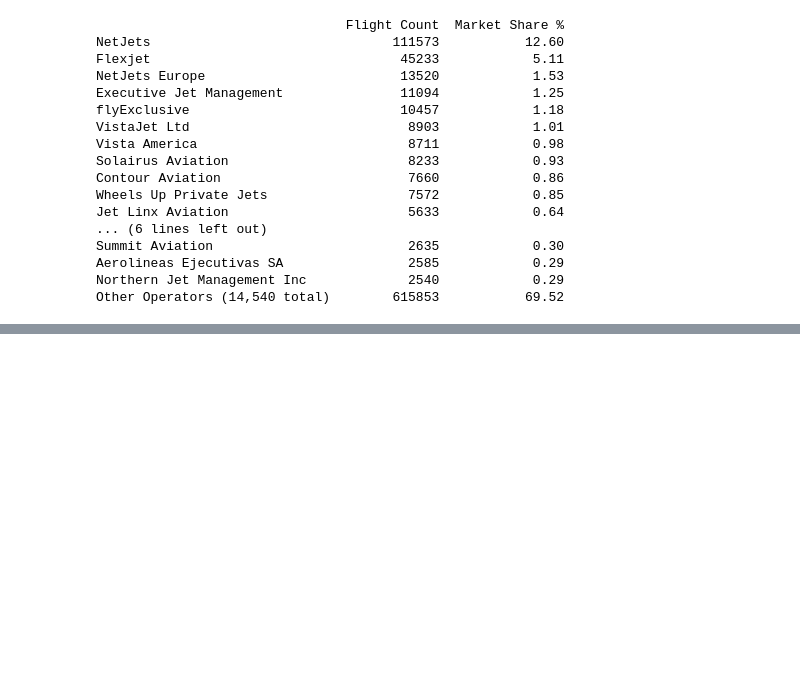
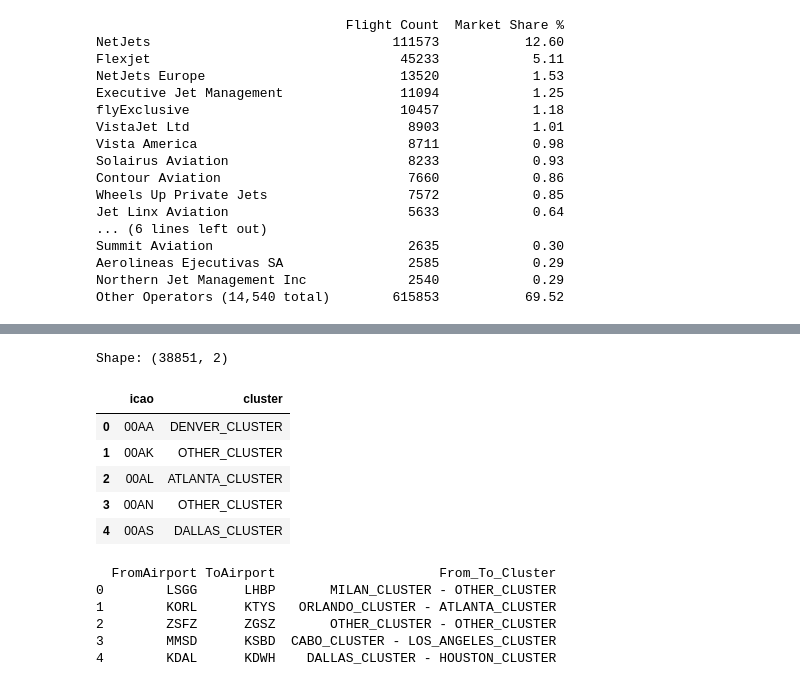
Before and after one commit to tausif-agntworksai/flight-pipeline, a Jupyter notebook: pricing/eda/rohit/wingx_2026_analysis_rs_v1.ipynb, the cells around one changed output, grey strips where cells are left out. Cells and saved outputs as stored; diff of their text form; code cells hidden in the pictures; blank space fills up the shorter version.

```diff
--- a/pricing/eda/rohit/wingx_2026_analysis_rs_v1.ipynb
+++ b/pricing/eda/rohit/wingx_2026_analysis_rs_v1.ipynb
@@ -199,0 +271,51 @@ Other Operators (14,540 total)        615853           69.52
+# %%
+import pandas as pd
+import requests
+from io import StringIO
+
+# Use the permanent raw URL WITHOUT the temporary token
+url = "https://raw.githubusercontent.com/agntworks-ai/agntworks-experiments/main/pricing/eda/amit/icao_cluster.csv"
+token = "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"
+
+headers = {'Authorization': f'token {token}'}
+response = requests.get(url, headers=headers)
+
+if response.status_code == 200:
+    df_cluster = pd.read_csv(StringIO(response.text))
+    print("Shape:", df_cluster.shape)
+    display(df_cluster.head())
+else:
+    print(f"Failed to fetch data: {response.status_code}")
+# %% [output]
+Shape: (38851, 2)
+|  | icao | cluster |
+| 0 | 00AA | DENVER_CLUSTER |
+| 1 | 00AK | OTHER_CLUSTER |
+| 2 | 00AL | ATLANTA_CLUSTER |
+| 3 | 00AN | OTHER_CLUSTER |
+| 4 | 00AS | DALLAS_CLUSTER |
+# %%
+# 1. Create the lookup dictionary using the correct column names
+# Swapping 'ident' for 'icao' and 'Cluster' for 'cluster' based on your snippet
+cluster_map = dict(zip(df_cluster['icao'], df_cluster['cluster']))
+
+# 2. Map the individual clusters to your main flight 'df'
+df['from_cluster'] = df['FromAirport'].map(cluster_map).fillna('Other')
+df['to_cluster'] = df['ToAirport'].map(cluster_map).fillna('Other')
+
+# 3. Create the concatenated corridor feature
+df['From_To_Cluster'] = df['from_cluster'].astype(str) + ' - ' + df['to_cluster'].astype(str)
+
+# 4. Keep that memory low!
+for col in ['from_cluster', 'to_cluster', 'From_To_Cluster']:
+    df[col] = df[col].astype('category')
+
+# 5. Verify the fix
+print(df[['FromAirport', 'ToAirport', 'From_To_Cluster']].head())
+# %% [output]
+  FromAirport ToAirport                     From_To_Cluster
+0        LSGG      LHBP       MILAN_CLUSTER - OTHER_CLUSTER
+1        KORL      KTYS   ORLANDO_CLUSTER - ATLANTA_CLUSTER
+2        ZSFZ      ZGSZ       OTHER_CLUSTER - OTHER_CLUSTER
+3        MMSD      KSBD  CABO_CLUSTER - LOS_ANGELES_CLUSTER
+4        KDAL      KDWH    DALLAS_CLUSTER - HOUSTON_CLUSTER
```
Also changed, not shown: parts of 8 cells of this notebook, 1 other file.
